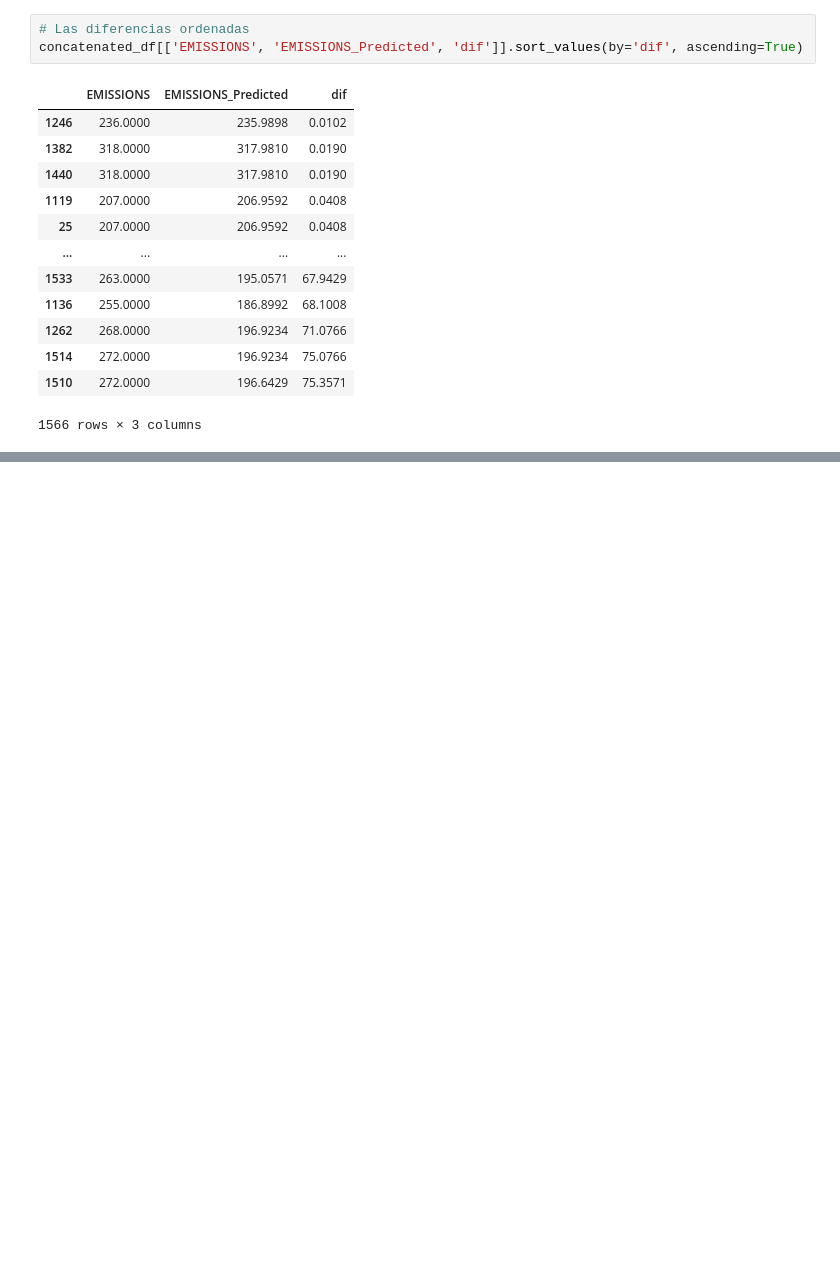
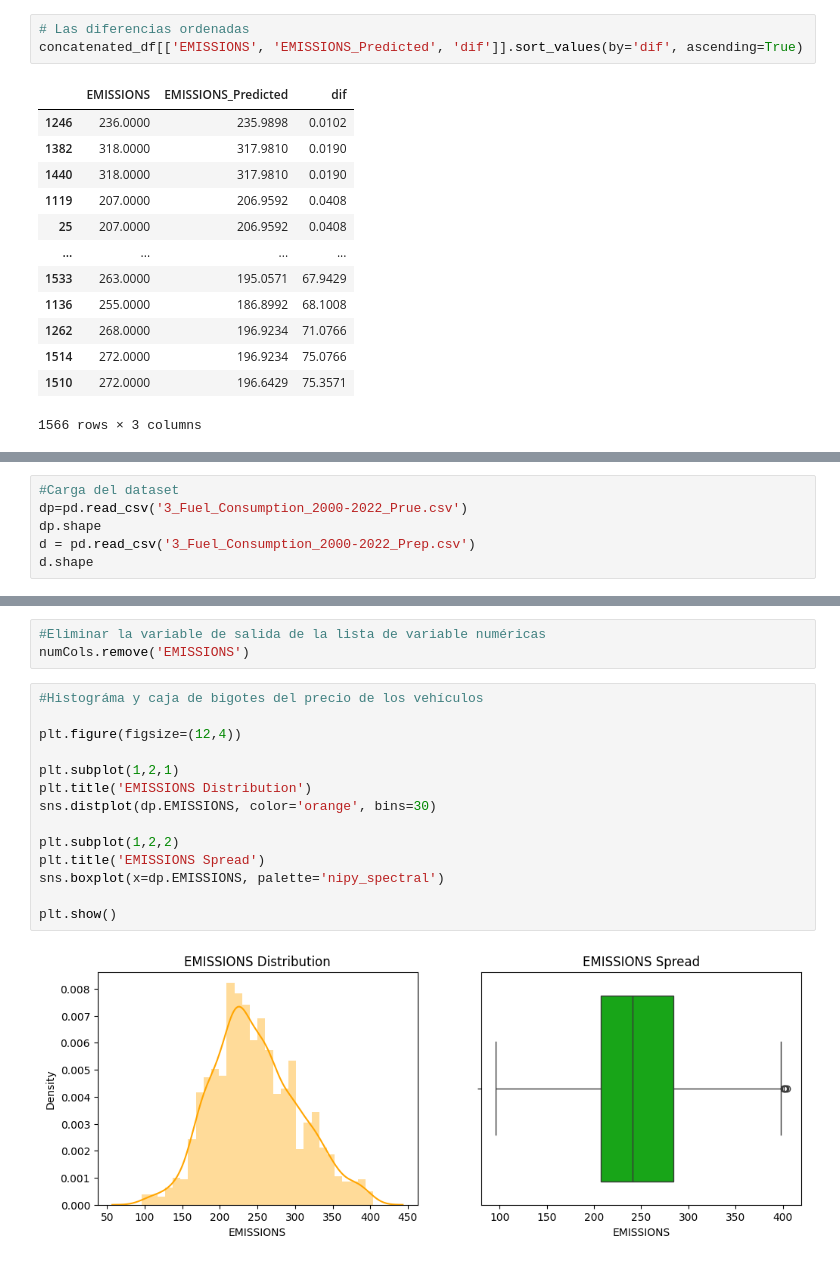
Before and after one commit to juanpbetancurc/Entregable-aprendizaje-automatico, a Jupyter notebook: evaluacionModelos.ipynb, the cells around one changed output, grey strips where cells are left out. Saved outputs shown, nothing was run; the diff lists cells and outputs as text; blank space fills up the shorter version.

```diff
--- a/evaluacionModelos.ipynb
+++ b/evaluacionModelos.ipynb
@@ -352,0 +357,6 @@ concatenated_df[['EMISSIONS', 'EMISSIONS_Predicted', 'dif']].sort_values(by='dif
+# %%
+#Carga del dataset
+dp=pd.read_csv('3_Fuel_Consumption_2000-2022_Prue.csv')
+dp.shape
+d = pd.read_csv('3_Fuel_Consumption_2000-2022_Prep.csv')
+d.shape
@@ -352,0 +387,19 @@ concatenated_df[['EMISSIONS', 'EMISSIONS_Predicted', 'dif']].sort_values(by='dif
+# %%
+#Eliminar la variable de salida de la lista de variable numéricas
+numCols.remove('EMISSIONS')
+# %%
+#Histográma y caja de bigotes del precio de los vehículos
+
+plt.figure(figsize=(12,4))
+
+plt.subplot(1,2,1)
+plt.title('EMISSIONS Distribution')
+sns.distplot(dp.EMISSIONS, color='orange', bins=30)
+
+plt.subplot(1,2,2)
+plt.title('EMISSIONS Spread')
+sns.boxplot(x=dp.EMISSIONS, palette='nipy_spectral')
+
+plt.show()
+# %% [output]
+[figure, added]
```
Also changed, not shown: parts of 15 cells of this notebook, 5 other files.
